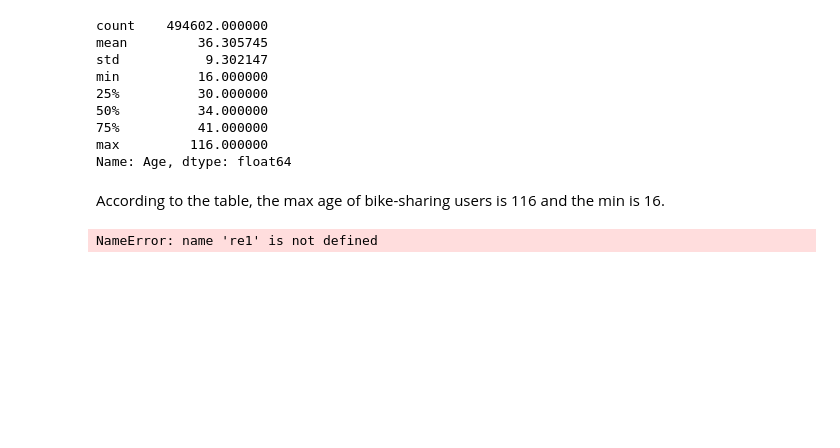
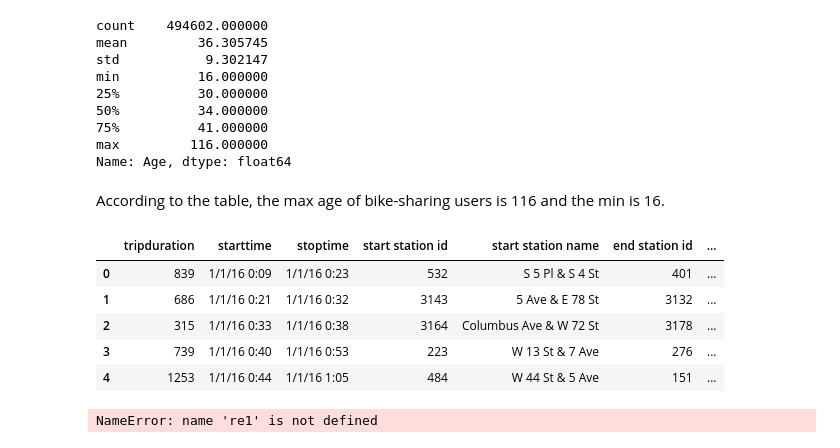
Before and after one commit to mandy941/final, a Jupyter notebook: final.ipynb, the cells around one changed output. Saved outputs shown, nothing was run; the diff lists cells and outputs as text; code cells hidden in the pictures; blank space fills up the shorter version.

```diff
--- a/final.ipynb
+++ b/final.ipynb
@@ -642,6 +658,25 @@ sns.swarmplot(x = df['Age'])
 # add age column to the dataframe df, the current year is 2016,so the age = current year - birth year
 df1['Age'] = 2016 - df['Birth Year']
 df1
+# %%
+# load the data set
+import pandas as pd
+import numpy as np
+# This was the original read_csv() path - went direct to the UCI mushroom data set
+# However, UCI no longer provides direct access to that data so instead
+# we will make use of a copy of the data set that has been uploaded to Github
+# mr_df = pd.read_csv("https://raw.githubusercontent.com/XIAOJIA68/DAV-5400/master/agaricus-lepiota.data", header = None)
+
+# this is the new read_csv path:
+mr_df = pd.read_csv("https://raw.githubusercontent.com/sunpark92/DAV-5400/master/NYC-CitiBike%202016.csv")
+mr_df.head()
+# %% [output]
+|  | tripduration | starttime | stoptime | start station id | start station name | end station id | ... |
+| 0 | 839 | 1/1/16 0:09 | 1/1/16 0:23 | 532 | S 5 Pl & S 4 St | 401 | ... |
+| 1 | 686 | 1/1/16 0:21 | 1/1/16 0:32 | 3143 | 5 Ave & E 78 St | 3132 | ... |
+| 2 | 315 | 1/1/16 0:33 | 1/1/16 0:38 | 3164 | Columbus Ave & W 72 St | 3178 | ... |
+| 3 | 739 | 1/1/16 0:40 | 1/1/16 0:53 | 223 | W 13 St & 7 Ave | 276 | ... |
+| 4 | 1253 | 1/1/16 0:44 | 1/1/16 1:05 | 484 | W 44 St & 5 Ave | 151 | ... |
 # %%
 import requests
 req = requests.request('GET', 'https://www.kaggle.com/akkithetechie/new-york-city-bike-share-dataset#NYC-BikeShare-2015-2017-combined.csv')
```
Also changed, not shown: parts of 6 cells of this notebook.
